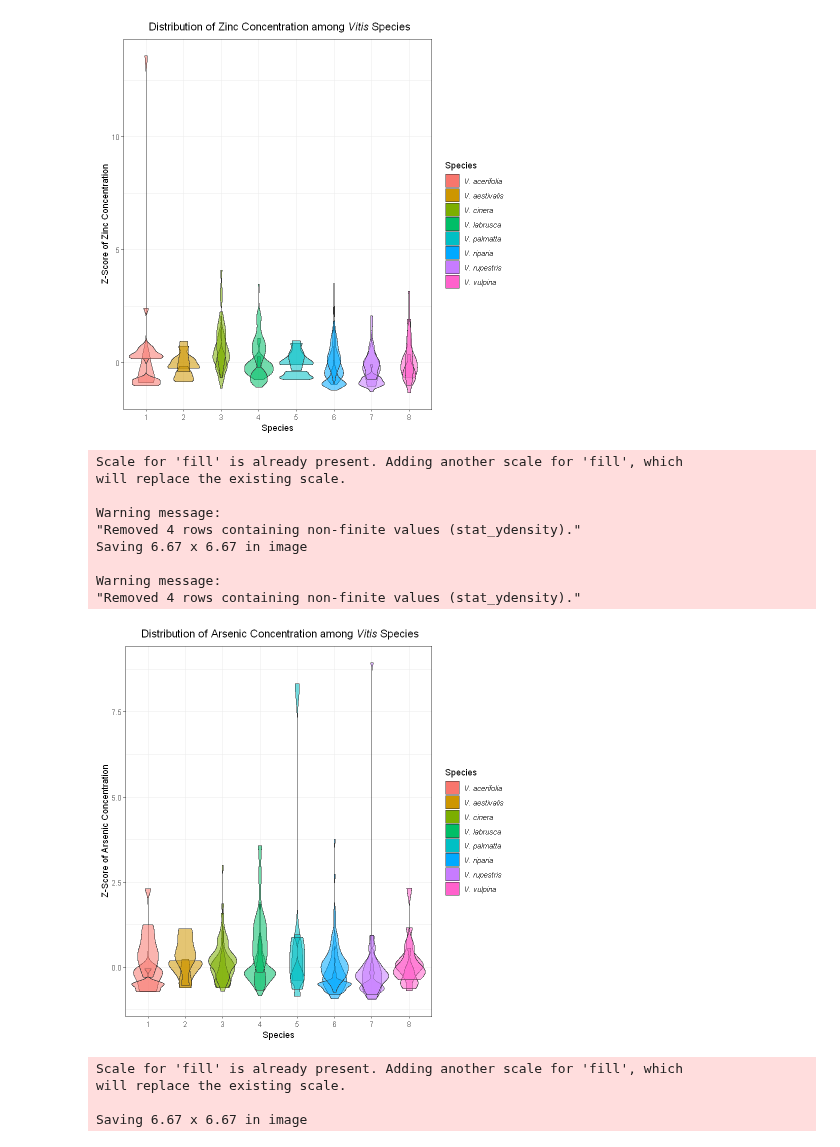
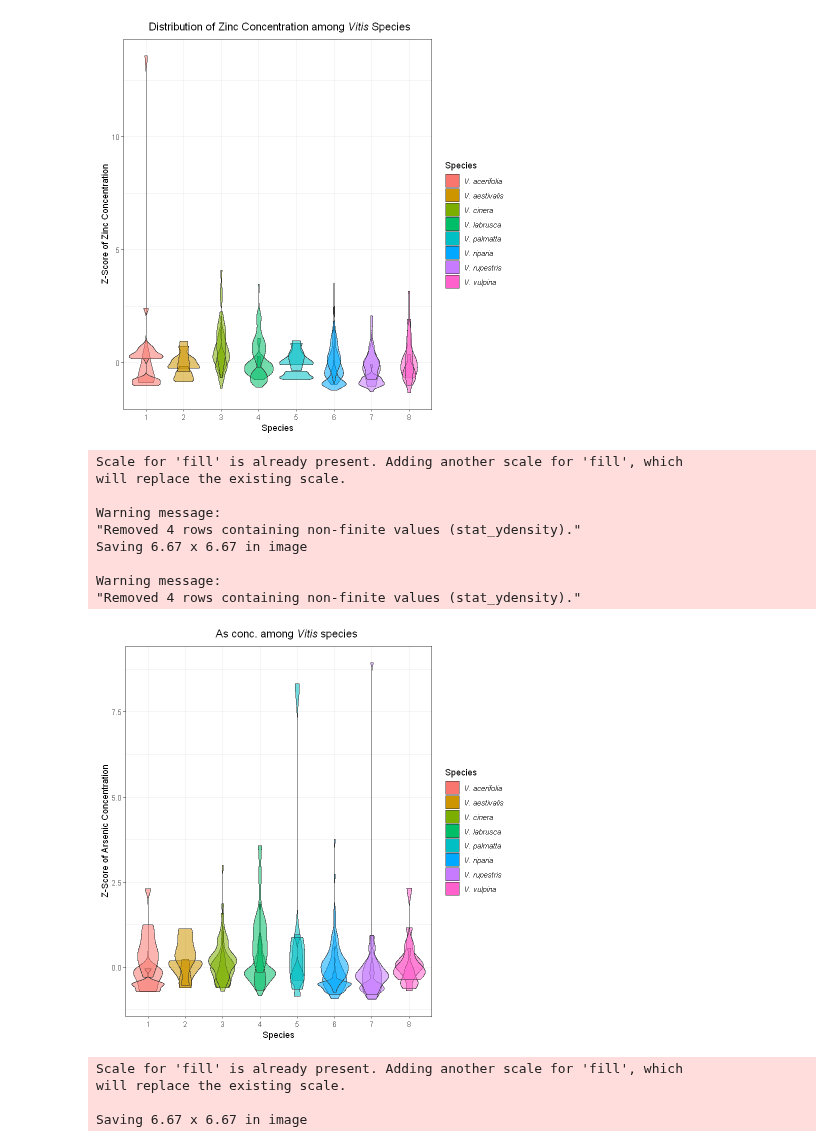
Before and after one commit to Kovacs-Lab/Geneva_Ionomics, a Jupyter notebook: Boxplots_Violin_Geneva.ipynb, the cells around one changed output. Saved outputs shown, nothing was run; the diff lists cells and outputs as text; code cells hidden in the pictures.

```diff
--- a/Boxplots_Violin_Geneva.ipynb
+++ b/Boxplots_Violin_Geneva.ipynb
@@ -361,31 +381,31 @@ Saving 6.67 x 6.67 in image
 # %%
 #violinplot(Elements$As75_X~Elements$spec_as_int) #Arsenic
 Elements$spec_as_int <- as.factor(Elements$spec_as_int)
 arsenic <- ggplot(Elements, aes(x = spec_as_int, fill = spec_as_int, alpha = .5)) +
   geom_violin(aes(y = As75_X))+
   geom_violin(aes(y = As75_Y))+
   geom_violin(aes(y = As75_Z))+
   scale_color_viridis_d(aesthetics = "fill")+
   theme_bw()+
   xlab("Species")+
   ylab("Z-Score of Arsenic Concentration")+
-  labs(title = expression(paste("Distribution of Arsenic Concentration among ", italic("Vitis "), "Species")))+
+  labs(title = expression(paste("As conc. among ", italic("Vitis "), "species")))+
   guides(alpha = FALSE)+
   theme(plot.title = element_text(hjust = .55), legend.text = element_text(face = "italic"))+
   scale_fill_discrete(name = "Species", labels = c("V. acerifolia", "V. aestivalis", "V. cinera", "V. labrusca", "V. palmatta", "V. riparia","V. rupestris", "V. vulpina"))
 arsenic
 ggsave(filename = "Arsenic.jpg", plot = arsenic, dpi = "retina")
 # %% [output]
 Scale for 'fill' is already present. Adding another scale for 'fill', which
 will replace the existing scale.
 
 Warning message:
 "Removed 4 rows containing non-finite values (stat_ydensity)."
 Saving 6.67 x 6.67 in image
 
 Warning message:
 "Removed 4 rows containing non-finite values (stat_ydensity)."
-[figure, old version]
+[figure, new version]
 # %%
 #violinplot(Elements$Rb85_X~Elements$spec_as_int) #Rubiudium
 Elements$spec_as_int <- as.factor(Elements$spec_as_int)
```
Also changed, not shown: parts of 5 cells of this notebook, 20 other files.
